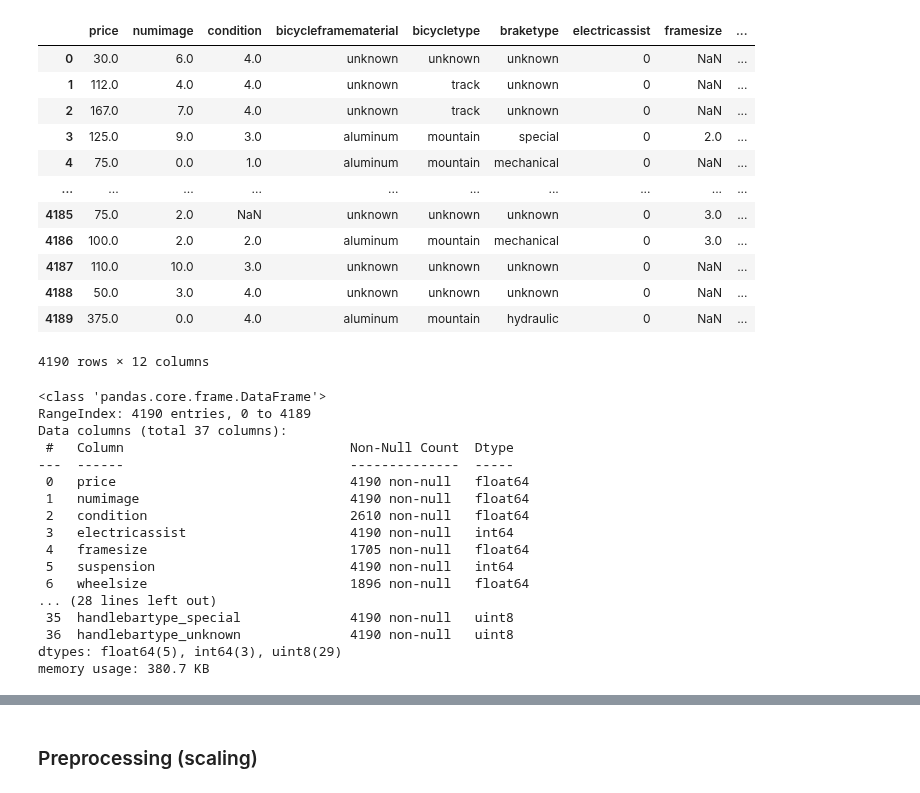
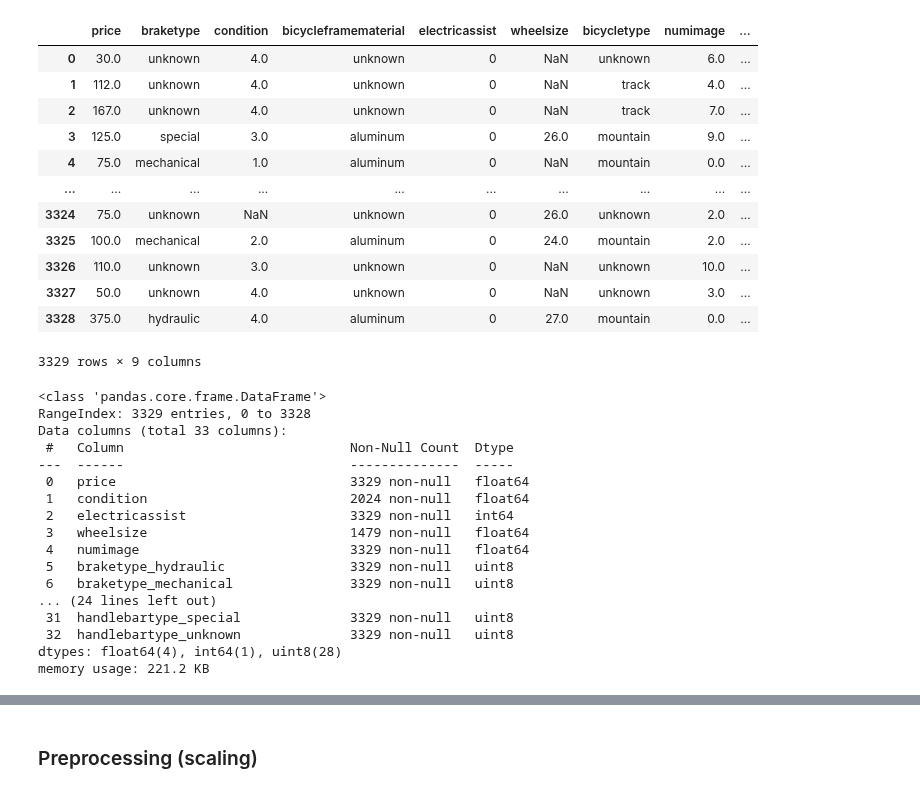
Before and after one commit to noeht/Data-Analytics---BEstimate, a Jupyter notebook: craigslist_ML.ipynb, the cells around one changed output, grey strips where cells are left out. Saved outputs shown, nothing was run; the diff lists cells and outputs as text; code cells hidden in the pictures.

```diff
--- a/craigslist_ML.ipynb
+++ b/craigslist_ML.ipynb
@@ -32,3 +32,8 @@ Data columns (total 12 columns):
  11  sizedimensions        4292 non-null   int64
 dtypes: float64(5), int64(3), object(4)
 memory usage: 402.5+ KB
+# %%
+kept_var = ['braketype', 'condition', 'bicycleframematerial', 'electricassist', 'wheelsize', 'bicycletype', 'numimage', 'handlebartype']
+
+df = df[['price'] + kept_var]
+df
@@ -35,41 +54,41 @@ memory usage: 402.5+ KB
 # %%
-df = df[(10 < df.price) & (df.price < 3000)
+df = df[(10 < df.price) & (df.price < 800)
         ].reset_index().drop(['index'], axis=1)
 df
 # %% [output]
-|  | price | numimage | condition | bicycleframematerial | bicycletype | braketype | electricassist | framesize | ... |
-| 0 | 30.0 | 6.0 | 4.0 | unknown | unknown | unknown | 0 | NaN | ... |
-| 1 | 112.0 | 4.0 | 4.0 | unknown | track | unknown | 0 | NaN | ... |
-| 2 | 167.0 | 7.0 | 4.0 | unknown | track | unknown | 0 | NaN | ... |
-| 3 | 125.0 | 9.0 | 3.0 | aluminum | mountain | special | 0 | 2.0 | ... |
-| 4 | 75.0 | 0.0 | 1.0 | aluminum | mountain | mechanical | 0 | NaN | ... |
+|  | price | braketype | condition | bicycleframematerial | electricassist | wheelsize | bicycletype | numimage | ... |
+| 0 | 30.0 | unknown | 4.0 | unknown | 0 | NaN | unknown | 6.0 | ... |
+| 1 | 112.0 | unknown | 4.0 | unknown | 0 | NaN | track | 4.0 | ... |
+| 2 | 167.0 | unknown | 4.0 | unknown | 0 | NaN | track | 7.0 | ... |
+| 3 | 125.0 | special | 3.0 | aluminum | 0 | 26.0 | mountain | 9.0 | ... |
+| 4 | 75.0 | mechanical | 1.0 | aluminum | 0 | NaN | mountain | 0.0 | ... |
 | ... | ... | ... | ... | ... | ... | ... | ... | ... | ... |
-| 4185 | 75.0 | 2.0 | NaN | unknown | unknown | unknown | 0 | 3.0 | ... |
-| 4186 | 100.0 | 2.0 | 2.0 | aluminum | mountain | mechanical | 0 | 3.0 | ... |
-| 4187 | 110.0 | 10.0 | 3.0 | unknown | unknown | unknown | 0 | NaN | ... |
-| 4188 | 50.0 | 3.0 | 4.0 | unknown | unknown | unknown | 0 | NaN | ... |
-| 4189 | 375.0 | 0.0 | 4.0 | aluminum | mountain | hydraulic | 0 | NaN | ... |
+| 3324 | 75.0 | unknown | NaN | unknown | 0 | 26.0 | unknown | 2.0 | ... |
+| 3325 | 100.0 | mechanical | 2.0 | aluminum | 0 | 24.0 | mountain | 2.0 | ... |
+| 3326 | 110.0 | unknown | 3.0 | unknown | 0 | NaN | unknown | 10.0 | ... |
+| 3327 | 50.0 | unknown | 4.0 | unknown | 0 | NaN | unknown | 3.0 | ... |
+| 3328 | 375.0 | hydraulic | 4.0 | aluminum | 0 | 27.0 | mountain | 0.0 | ... |
-4190 rows × 12 columns
+3329 rows × 9 columns
 # %%
 pd.get_dummies(df).info()
 # %% [output]
 <class 'pandas.core.frame.DataFrame'>
-RangeIndex: 4190 entries, 0 to 4189
-Data columns (total 37 columns):
+RangeIndex: 3329 entries, 0 to 3328
+Data columns (total 33 columns):
  #   Column                             Non-Null Count  Dtype
 ---  ------                             --------------  -----
- 0   price                              4190 non-null   float64
- 1   numimage                           4190 non-null   float64
- 2   condition                          2610 non-null   float64
- 3   electricassist                     4190 non-null   int64
- 4   framesize                          1705 non-null   float64
- 5   suspension                         4190 non-null   int64
- 6   wheelsize                          1896 non-null   float64
-... (28 lines left out)
- 35  handlebartype_special              4190 non-null   uint8
- 36  handlebartype_unknown              4190 non-null   uint8
-dtypes: float64(5), int64(3), uint8(29)
-memory usage: 380.7 KB
+ 0   price                              3329 non-null   float64
+ 1   condition                          2024 non-null   float64
+ 2   electricassist                     3329 non-null   int64
+ 3   wheelsize                          1479 non-null   float64
+ 4   numimage                           3329 non-null   float64
+ 5   braketype_hydraulic                3329 non-null   uint8
+ 6   braketype_mechanical               3329 non-null   uint8
+... (24 lines left out)
+ 31  handlebartype_special              3329 non-null   uint8
+ 32  handlebartype_unknown              3329 non-null   uint8
+dtypes: float64(4), int64(1), uint8(28)
+memory usage: 221.2 KB
 # %%
 X = pd.get_dummies(df.drop(columns=['price']))
 display(X)
```
Also changed, not shown: parts of 30 cells of this notebook, 1 other file.
